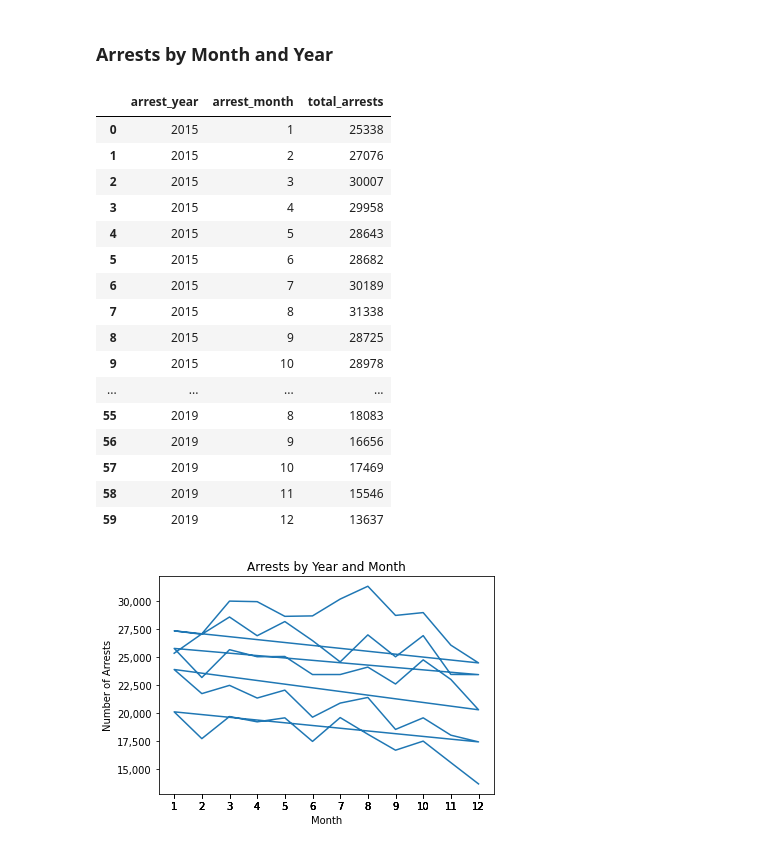
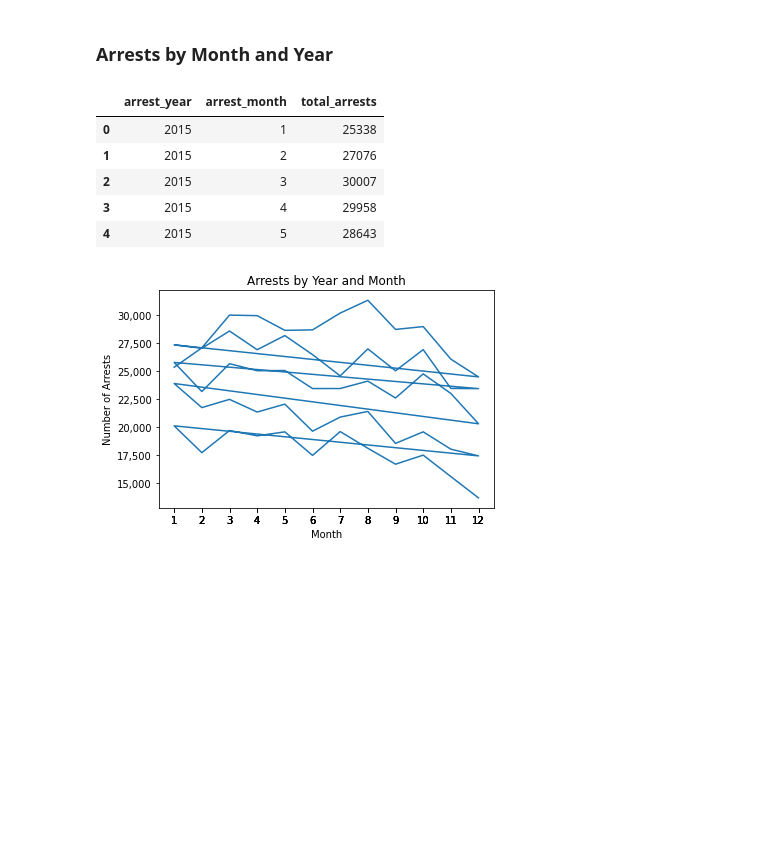
Before and after one commit to AmitSamra/NYC_Crime, a Jupyter notebook: nyc_crime_python.ipynb, the cells around one changed output. Cells and saved outputs as stored; diff of their text form; code cells hidden in the pictures; blank space fills up the shorter version.

Commit message:
Added month df and plot

```diff
--- a/nyc_crime_python.ipynb
+++ b/nyc_crime_python.ipynb
@@ -166,6 +166,6 @@ for i in range(start_year, end_year+1, 1):
 # Data Processing in Python
 # %%
 # Read data from MySQL
-df_main = pd.read_sql("SELECT * FROM arrests", con=engine, parse_dates=["arrest_date"])
+df_raw = pd.read_sql("SELECT * FROM arrests", con=engine, parse_dates=["arrest_date"])
 # %%
 # View first 5 frows
@@ -204,7 +204,7 @@ df_main.shape
 (1401949, 18)
 # %%
 # Make copy of df_main so we can leave df_main intact
-df = df_main.copy()
+df = df_raw.copy()
 # %%
 # Drop the rows where at least one element is missing.
 df = df.dropna()
@@ -468,27 +471,16 @@ plt.show()
 # %% [markdown]
 ### Arrests by Month and Year
 # %%
-df_arrests_year_month = df.groupby(['arrest_year','arrest_month'], as_index=False)
-df_arrests_year_month = df_arrests_year_month.size()
-df_arrests_year_month.rename(columns={'size':'total_arrests'}, inplace=True)
-df_arrests_year_month
+df_year_month = df.groupby(['arrest_year','arrest_month'], as_index=False)
+df_year_month = df_year_month.size()
+df_year_month.rename(columns={'size':'total_arrests'}, inplace=True)
+df_year_month.head()
 # %% [output]
 |  | arrest_year | arrest_month | total_arrests |
 | 0 | 2015 | 1 | 25338 |
 | 1 | 2015 | 2 | 27076 |
 | 2 | 2015 | 3 | 30007 |
 | 3 | 2015 | 4 | 29958 |
 | 4 | 2015 | 5 | 28643 |
-| 5 | 2015 | 6 | 28682 |
-| 6 | 2015 | 7 | 30189 |
-| 7 | 2015 | 8 | 31338 |
-| 8 | 2015 | 9 | 28725 |
-| 9 | 2015 | 10 | 28978 |
-| ... | ... | ... | ... |
-| 55 | 2019 | 8 | 18083 |
-| 56 | 2019 | 9 | 16656 |
-| 57 | 2019 | 10 | 17469 |
-| 58 | 2019 | 11 | 15546 |
-| 59 | 2019 | 12 | 13637 |
 # %%
 fig, ax = plt.subplots()
```
Also changed, not shown: parts of 12 cells of this notebook.
